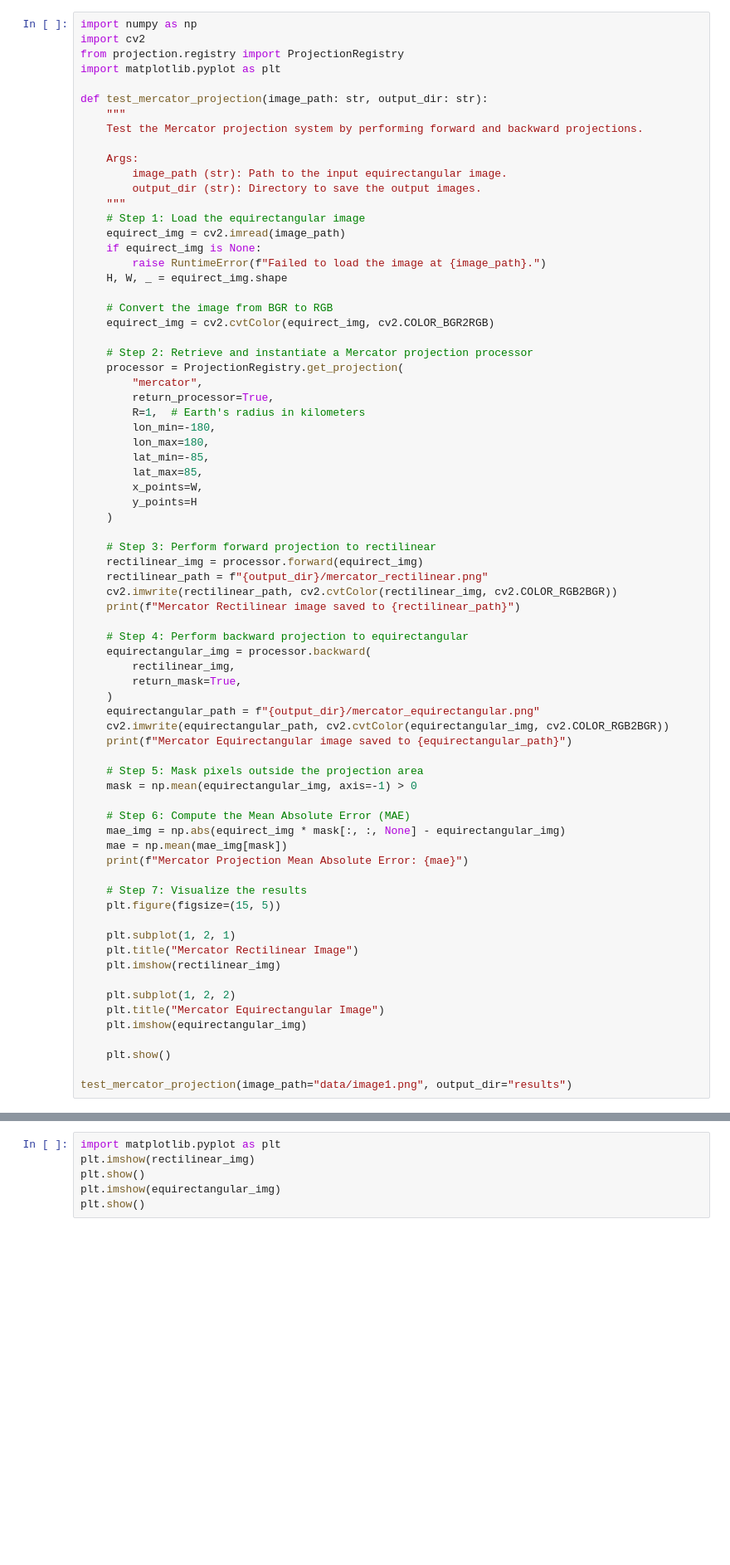
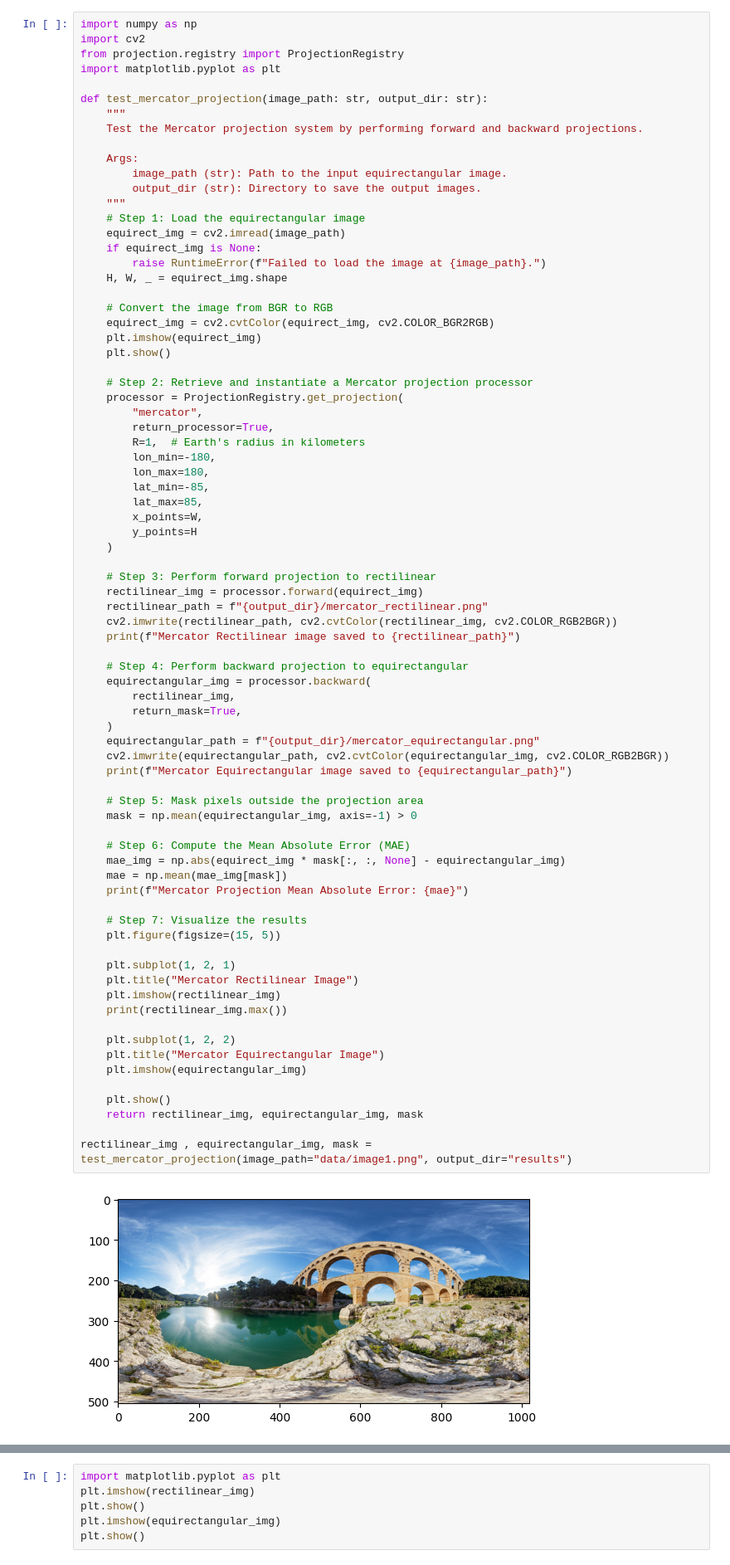
Before and after one commit to RobinsonGarcia/ProjectionRegistry, a Jupyter notebook: main.ipynb, the cells around one changed output, grey strips where cells are left out. Shown at 83% size. Drawn from its saved outputs; the diff is of its cells as text; blank space fills up the shorter version.

Commit message:
working mercator

```diff
--- a/main.ipynb
+++ b/main.ipynb
@@ -127,6 +111,8 @@ def test_mercator_projection(image_path: str, output_dir: str):
 
     # Convert the image from BGR to RGB
     equirect_img = cv2.cvtColor(equirect_img, cv2.COLOR_BGR2RGB)
+    plt.imshow(equirect_img)
+    plt.show()
 
     # Step 2: Retrieve and instantiate a Mercator projection processor
     processor = ProjectionRegistry.get_projection(
@@ -150,31 +136,35 @@ def test_mercator_projection(image_path: str, output_dir: str):
     # Step 4: Perform backward projection to equirectangular
     equirectangular_img = processor.backward(
         rectilinear_img,
         return_mask=True,
     )
     equirectangular_path = f"{output_dir}/mercator_equirectangular.png"
     cv2.imwrite(equirectangular_path, cv2.cvtColor(equirectangular_img, cv2.COLOR_RGB2BGR))
     print(f"Mercator Equirectangular image saved to {equirectangular_path}")
 
     # Step 5: Mask pixels outside the projection area
     mask = np.mean(equirectangular_img, axis=-1) > 0
 
     # Step 6: Compute the Mean Absolute Error (MAE)
     mae_img = np.abs(equirect_img * mask[:, :, None] - equirectangular_img)
     mae = np.mean(mae_img[mask])
     print(f"Mercator Projection Mean Absolute Error: {mae}")
 
     # Step 7: Visualize the results
     plt.figure(figsize=(15, 5))
 
     plt.subplot(1, 2, 1)
     plt.title("Mercator Rectilinear Image")
     plt.imshow(rectilinear_img)
+    print(rectilinear_img.max())
 
     plt.subplot(1, 2, 2)
     plt.title("Mercator Equirectangular Image")
     plt.imshow(equirectangular_img)
 
     plt.show()
+    return rectilinear_img, equirectangular_img, mask
 
-test_mercator_projection(image_path="data/image1.png", output_dir="results")
+rectilinear_img , equirectangular_img, mask = test_mercator_projection(image_path="data/image1.png", output_dir="results")
+# %% [output]
+[figure, added]
```
Also changed, not shown: parts of 7 cells of this notebook, 14 other files.
